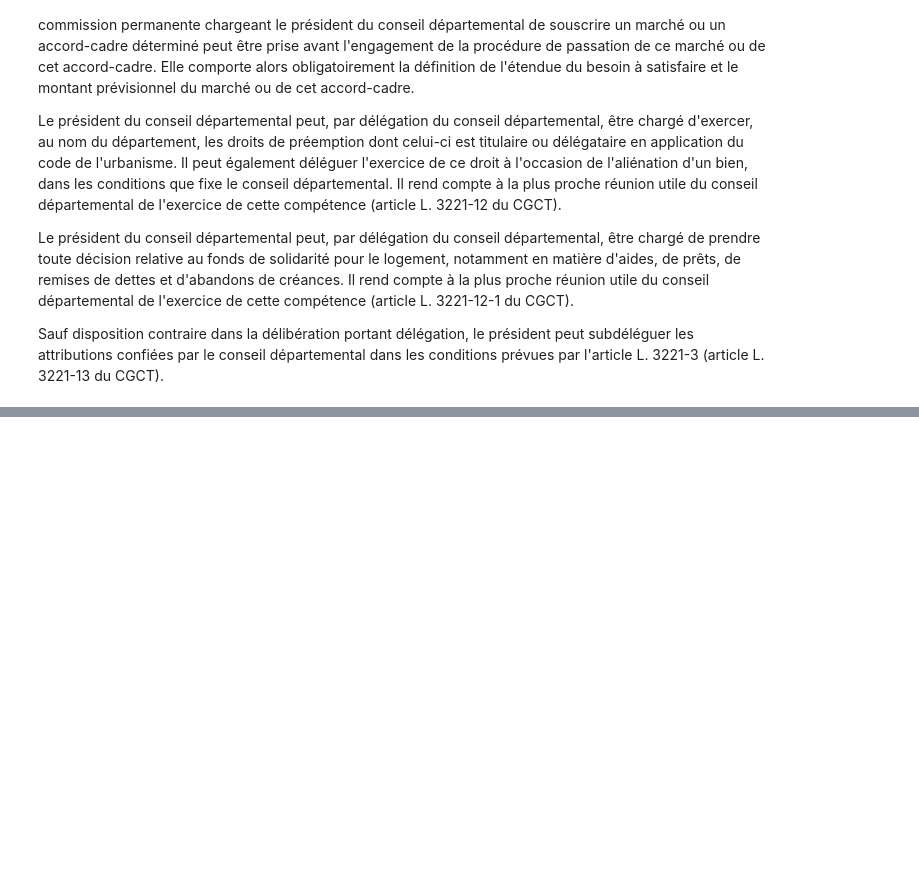
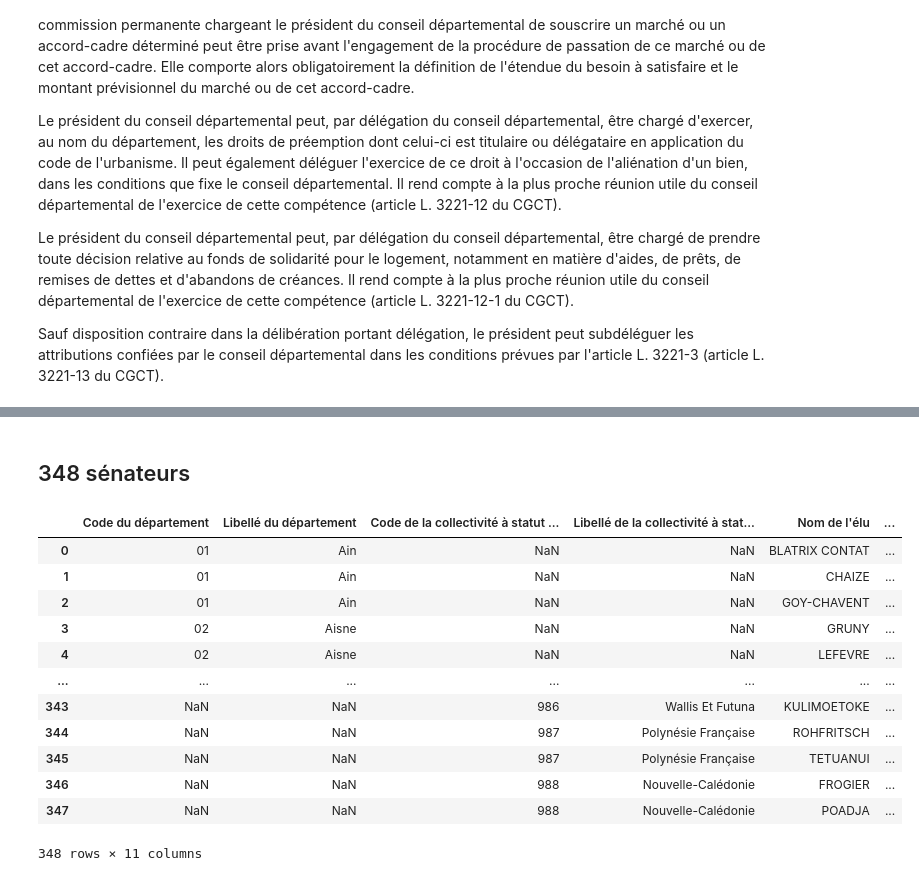
Before and after one commit to Franck-PepperLabs/vaucluse_dataxploring, a Jupyter notebook: jupyter/_elus.ipynb, the cells around one changed output, grey strips where cells are left out. Drawn from its saved outputs; the diff is of its cells as text; code cells hidden in the pictures; blank space fills up the shorter version.

Commit message:
RNE : fichiers dérivés des collectivités.

```diff
--- a/jupyter/_elus.ipynb
+++ b/jupyter/_elus.ipynb
@@ -176,0 +217,23 @@ Sauf disposition contraire dans la délibération portant délégation, le prés
+# %% [markdown]
+## 348 sénateurs
+# %%
+import pandas as pd
+import numpy as np
+base = '../data/min_interieur/rne/'
+filename = 'rne-sen.csv'
+sen = pd.read_csv(base + filename, sep='\t', encoding='utf-8', dtype=object)
+display(sen)
+# %% [output]
+|  | Code du département | Libellé du département | Code de la collectivité à statut ... | Libellé de la collectivité à stat... | Nom de l'élu | ... |
+| 0 | 01 | Ain | NaN | NaN | BLATRIX CONTAT | ... |
+| 1 | 01 | Ain | NaN | NaN | CHAIZE | ... |
+| 2 | 01 | Ain | NaN | NaN | GOY-CHAVENT | ... |
+| 3 | 02 | Aisne | NaN | NaN | GRUNY | ... |
+| 4 | 02 | Aisne | NaN | NaN | LEFEVRE | ... |
+| ... | ... | ... | ... | ... | ... | ... |
+| 343 | NaN | NaN | 986 | Wallis Et Futuna | KULIMOETOKE | ... |
+| 344 | NaN | NaN | 987 | Polynésie Française | ROHFRITSCH | ... |
+| 345 | NaN | NaN | 987 | Polynésie Française | TETUANUI | ... |
+| 346 | NaN | NaN | 988 | Nouvelle-Calédonie | FROGIER | ... |
+| 347 | NaN | NaN | 988 | Nouvelle-Calédonie | POADJA | ... |
+348 rows × 11 columns
```
Also changed, not shown: parts of 44 cells of this notebook, 3 other files.
